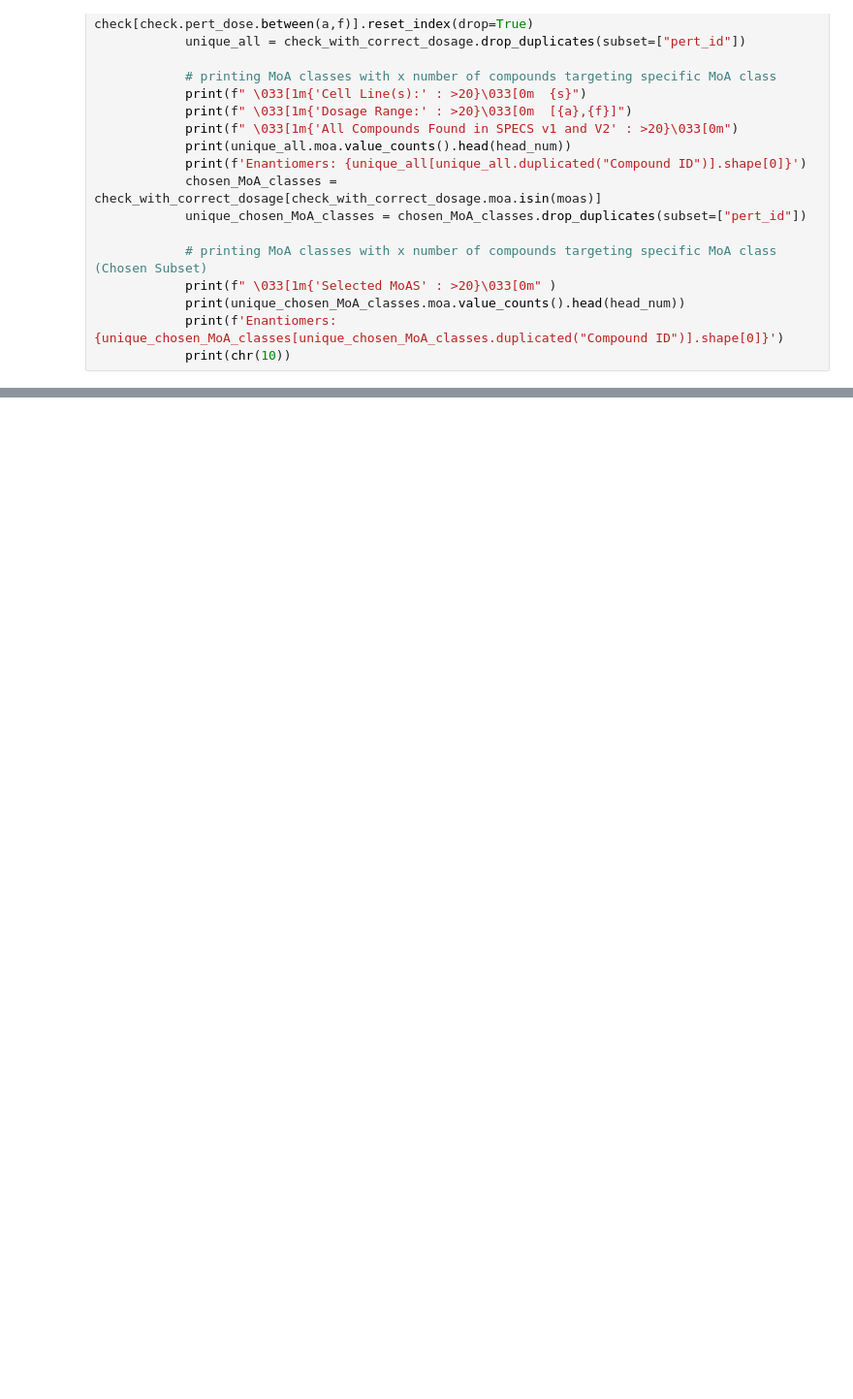
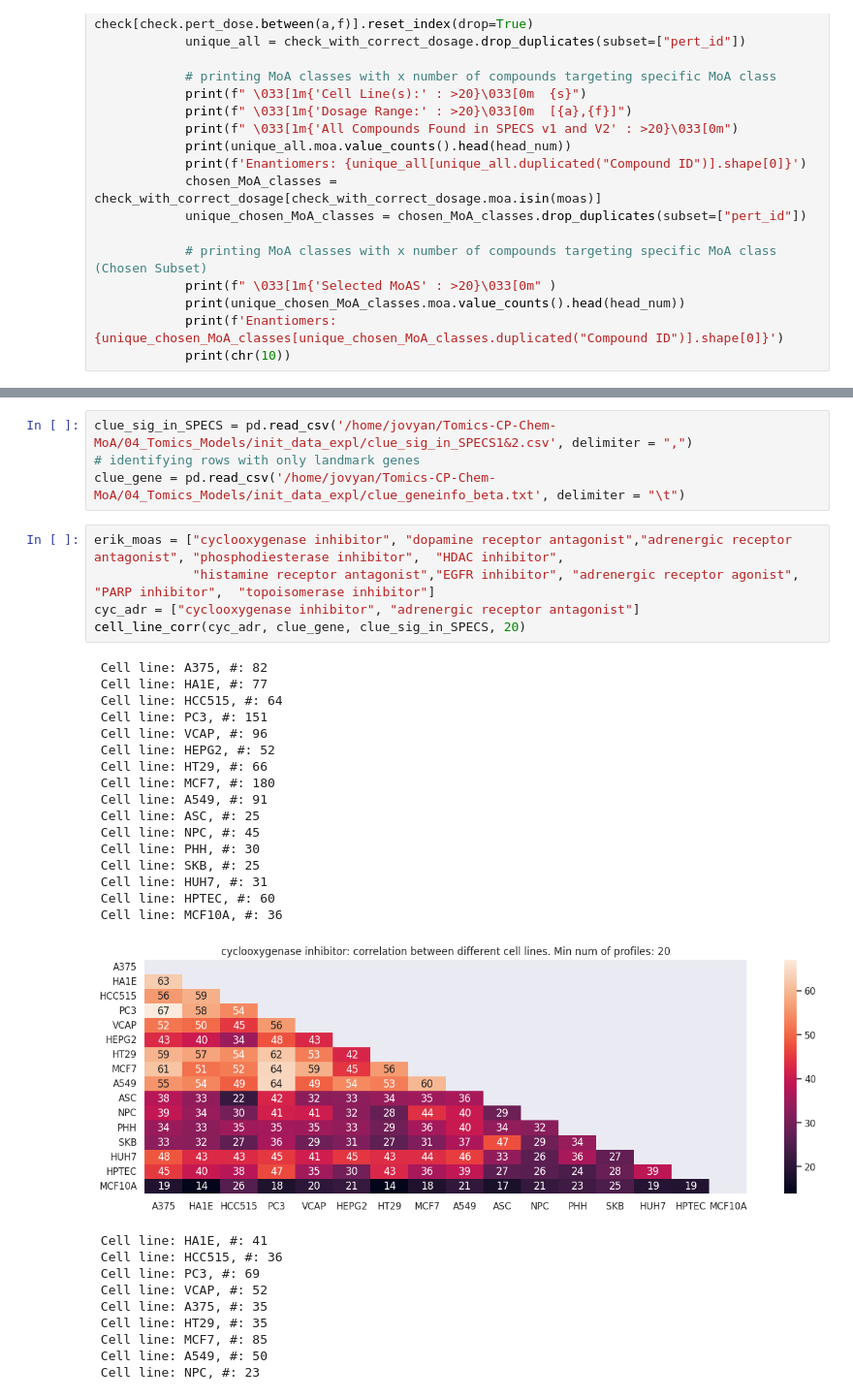
Before and after one commit to sverige16/Tomic-Chem-CP-Prot-MoA, a Jupyter notebook: 04_Tomics_Models/init_data_expl/Erik_Cell-Line_Correlation_Analysis.ipynb, the cells around one changed output, grey strips where cells are left out. Shown: that part at 97% size. Drawn from its saved outputs; the diff is of its cells as text; blank space fills up the shorter version.

Commit message:
Cleaning up helper functions to make them more generalizable. Also worked on cleaning up non-processed UMAP/PCA and cell line correlation.

```diff
--- a/04_Tomics_Models/init_data_expl/Erik_Cell-Line_Correlation_Analysis.ipynb
+++ b/04_Tomics_Models/init_data_expl/Erik_Cell-Line_Correlation_Analysis.ipynb
@@ -40,0 +143,36 @@ def compound_moa_classes(clue_sig, compounds1_2, moas, cell_name_string, cell_na
+# %%
+clue_sig_in_SPECS = pd.read_csv('/home/jovyan/Tomics-CP-Chem-MoA/04_Tomics_Models/init_data_expl/clue_sig_in_SPECS1&2.csv', delimiter = ",")
+# identifying rows with only landmark genes
+clue_gene = pd.read_csv('/home/jovyan/Tomics-CP-Chem-MoA/04_Tomics_Models/init_data_expl/clue_geneinfo_beta.txt', delimiter = "\t")
+# %%
+erik_moas = ["cyclooxygenase inhibitor", "dopamine receptor antagonist","adrenergic receptor antagonist", "phosphodiesterase inhibitor",  "HDAC inhibitor",
+             "histamine receptor antagonist","EGFR inhibitor", "adrenergic receptor agonist", "PARP inhibitor",  "topoisomerase inhibitor"]
+cyc_adr = ["cyclooxygenase inhibitor", "adrenergic receptor antagonist"]
+cell_line_corr(cyc_adr, clue_gene, clue_sig_in_SPECS, 20)
+# %% [output]
+ Cell line: A375, #: 82
+ Cell line: HA1E, #: 77
+ Cell line: HCC515, #: 64
+ Cell line: PC3, #: 151
+ Cell line: VCAP, #: 96
+ Cell line: HEPG2, #: 52
+ Cell line: HT29, #: 66
+ Cell line: MCF7, #: 180
+ Cell line: A549, #: 91
+ Cell line: ASC, #: 25
+ Cell line: NPC, #: 45
+ Cell line: PHH, #: 30
+ Cell line: SKB, #: 25
+ Cell line: HUH7, #: 31
+ Cell line: HPTEC, #: 60
+ Cell line: MCF10A, #: 36
+[figure, added]
+ Cell line: HA1E, #: 41
+ Cell line: HCC515, #: 36
+ Cell line: PC3, #: 69
+ Cell line: VCAP, #: 52
+ Cell line: A375, #: 35
+ Cell line: HT29, #: 35
+ Cell line: MCF7, #: 85
+ Cell line: A549, #: 50
+ Cell line: NPC, #: 23
```
Also changed, not shown: parts of 3 cells of this notebook, 7 other files.
